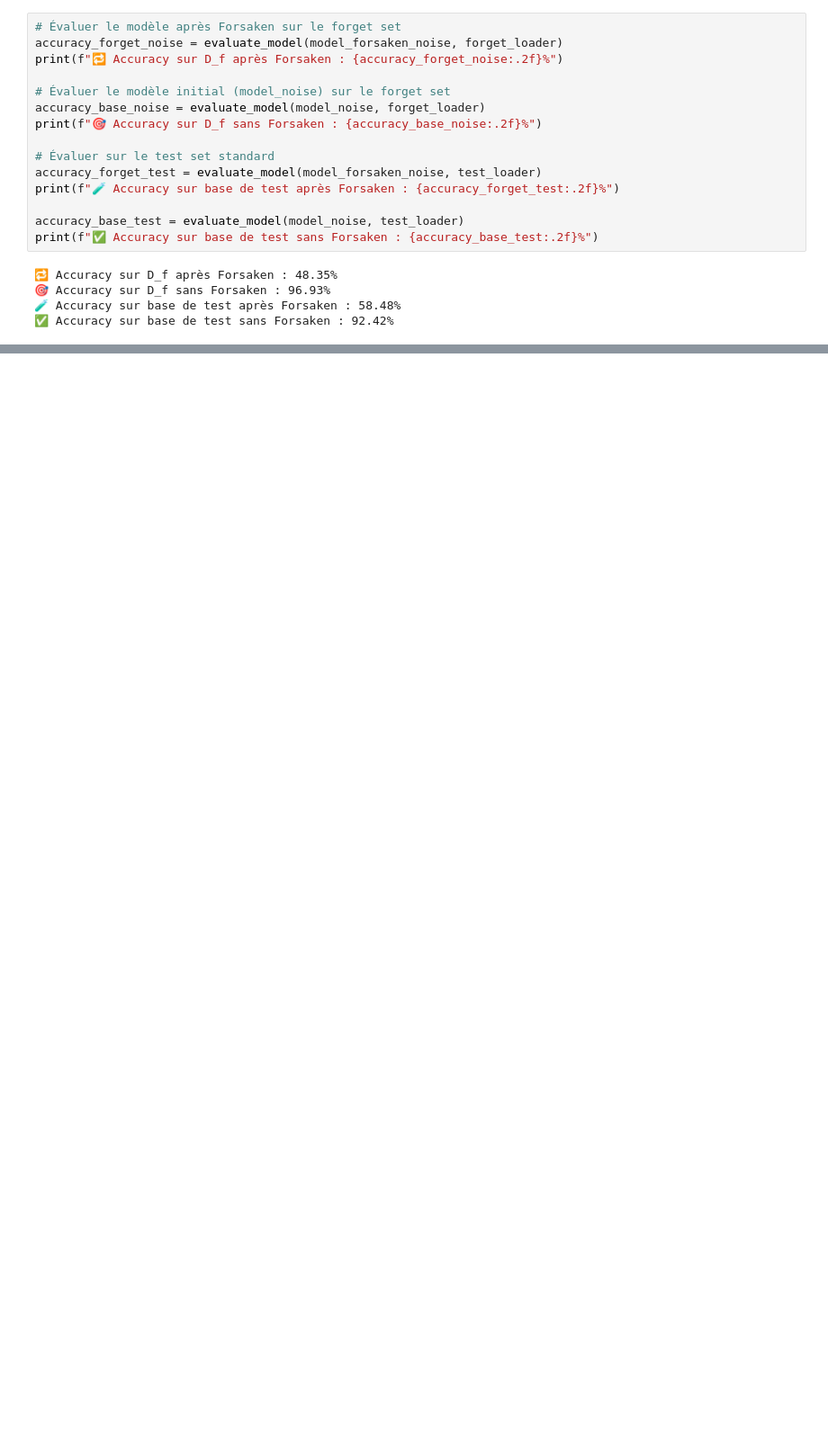
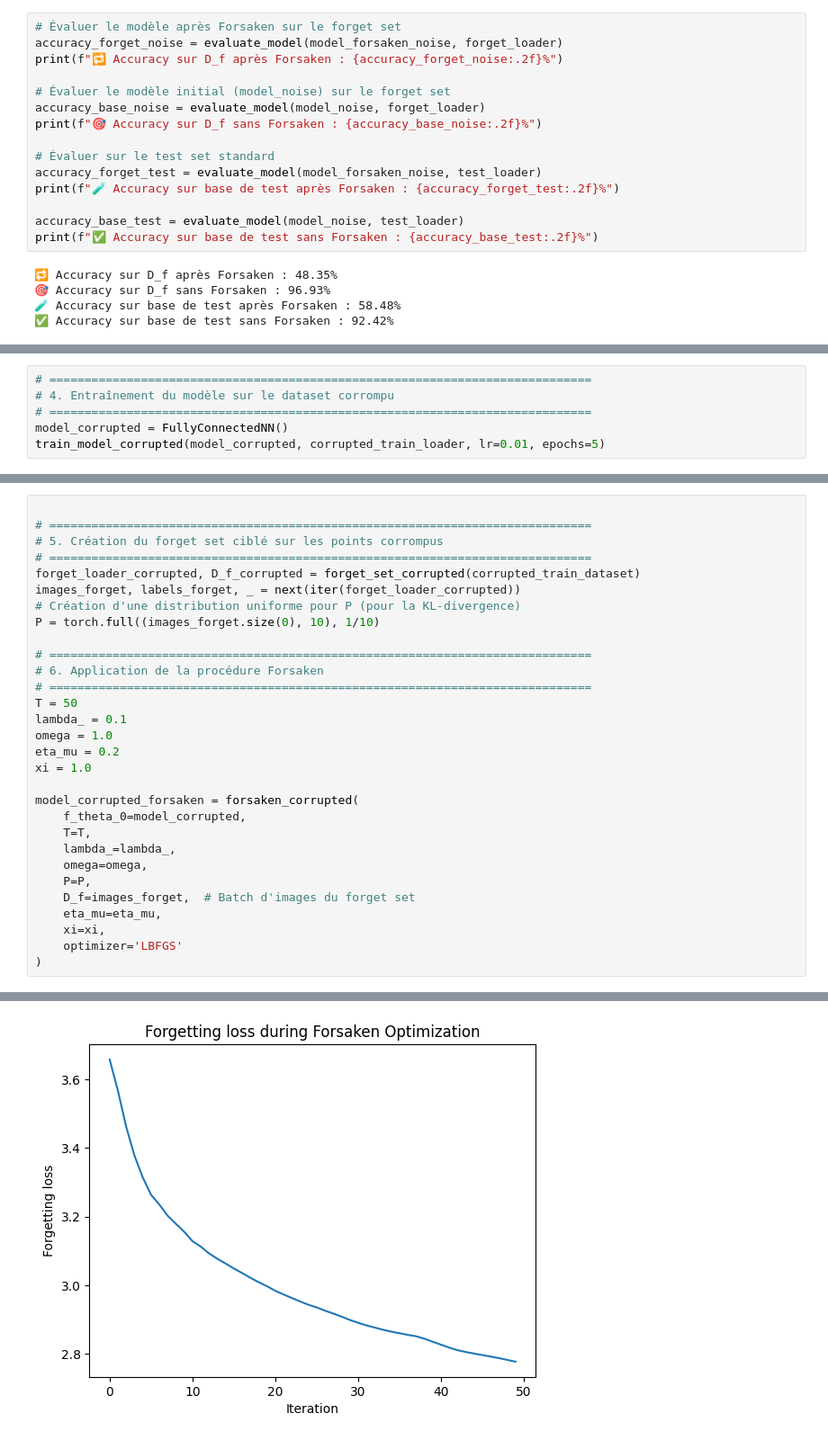
Before and after one commit to DepInfoAliciaSHAO/forsaken, a Jupyter notebook: forsaken.ipynb, the cells around one changed output, grey strips where cells are left out. Shown at 90% size. Cells and saved outputs as stored; diff of their text form; blank space fills up the shorter version.

Commit message:
Adds Label Poisoning + tout le code qui va avec ( J'ai pas clean le code)

```diff
--- a/forsaken.ipynb
+++ b/forsaken.ipynb
@@ -593,0 +746,6 @@ print(f"✅ Accuracy sur base de test sans Forsaken : {accuracy_base_test:.2f}%"
+# %%
+# =============================================================================
+# 4. Entraînement du modèle sur le dataset corrompu
+# =============================================================================
+model_corrupted = FullyConnectedNN()
+train_model_corrupted(model_corrupted, corrupted_train_loader, lr=0.01, epochs=5)
@@ -593,0 +816,31 @@ print(f"✅ Accuracy sur base de test sans Forsaken : {accuracy_base_test:.2f}%"
+# %%
+
+# =============================================================================
+# 5. Création du forget set ciblé sur les points corrompus
+# =============================================================================
+forget_loader_corrupted, D_f_corrupted = forget_set_corrupted(corrupted_train_dataset)
+images_forget, labels_forget, _ = next(iter(forget_loader_corrupted))
+# Création d'une distribution uniforme pour P (pour la KL-divergence)
+P = torch.full((images_forget.size(0), 10), 1/10)
+
+# =============================================================================
+# 6. Application de la procédure Forsaken
+# =============================================================================
+T = 50
+lambda_ = 0.1
+omega = 1.0
+eta_mu = 0.2
+xi = 1.0
+
+model_corrupted_forsaken = forsaken_corrupted(
+    f_theta_0=model_corrupted,
+    T=T,
+    lambda_=lambda_,
+    omega=omega,
+    P=P,
+    D_f=images_forget,  # Batch d'images du forget set
+    eta_mu=eta_mu,
+    xi=xi,
+    optimizer='LBFGS'
+)
+# %% [output]
@@ -593,0 +864 @@ print(f"✅ Accuracy sur base de test sans Forsaken : {accuracy_base_test:.2f}%"
+[figure, added]
```
Also changed, not shown: parts of 8 cells of this notebook.
